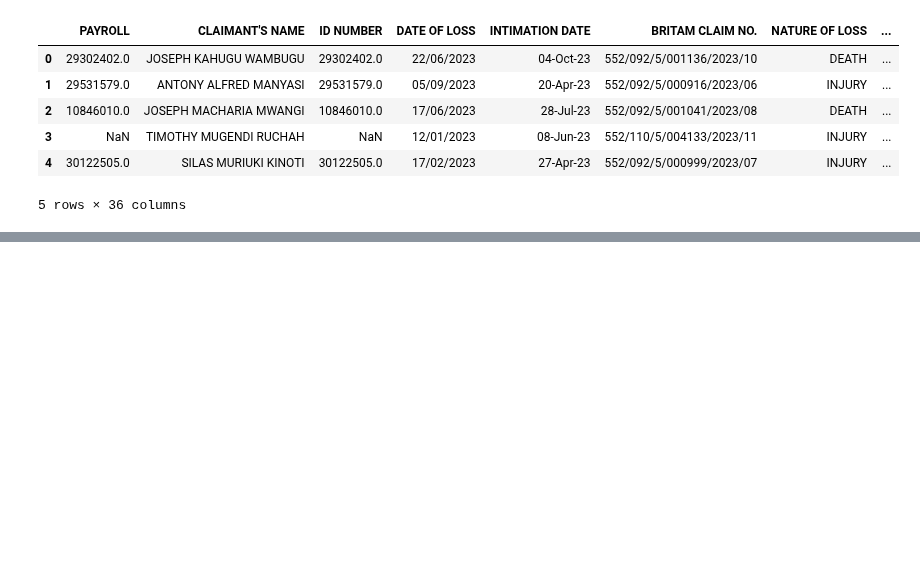
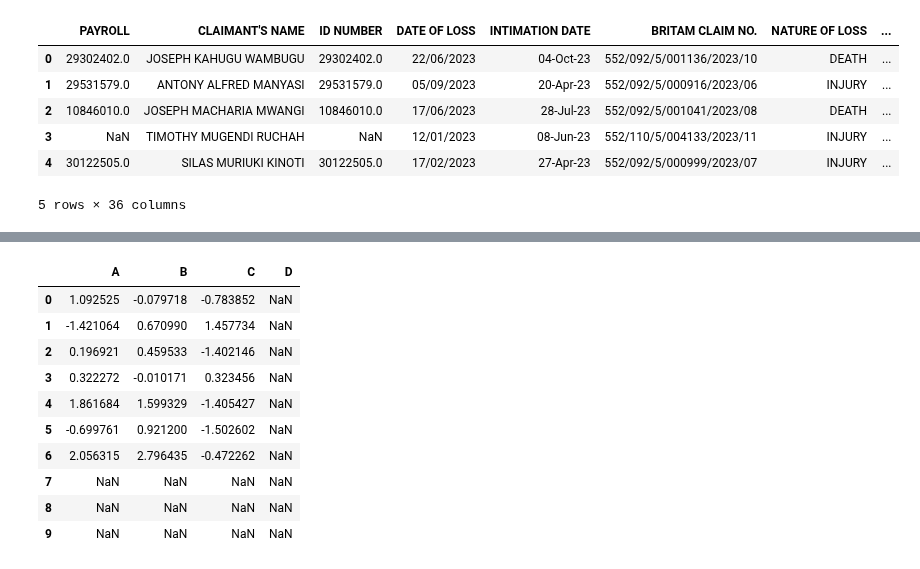
Before and after one commit to manasesmutembei11/ML, a Jupyter notebook: pandas/data_structures_intro.ipynb, the cells around one changed output, grey strips where cells are left out. Saved outputs shown, nothing was run; the diff lists cells and outputs as text; code cells hidden in the pictures; blank space fills up the shorter version.

Commit message:
Intro to data structures

```diff
--- a/pandas/data_structures_intro.ipynb
+++ b/pandas/data_structures_intro.ipynb
@@ -246,0 +269,17 @@ claims.head()
+# %%
+#Data alignment and arithmetic
+df = pd.DataFrame(np.random.randn(10, 4), columns=["A", "B", "C", "D"])
+df2 = pd.DataFrame(np.random.randn(7, 3), columns=["A", "B", "C"])
+df + df2
+# %% [output]
+|  | A | B | C | D |
+| 0 | 1.092525 | -0.079718 | -0.783852 | NaN |
+| 1 | -1.421064 | 0.670990 | 1.457734 | NaN |
+| 2 | 0.196921 | 0.459533 | -1.402146 | NaN |
+| 3 | 0.322272 | -0.010171 | 0.323456 | NaN |
+| 4 | 1.861684 | 1.599329 | -1.405427 | NaN |
+| 5 | -0.699761 | 0.921200 | -1.502602 | NaN |
+| 6 | 2.056315 | 2.796435 | -0.472262 | NaN |
+| 7 | NaN | NaN | NaN | NaN |
+| 8 | NaN | NaN | NaN | NaN |
+| 9 | NaN | NaN | NaN | NaN |
```
Also changed, not shown: parts of 5 cells of this notebook.
